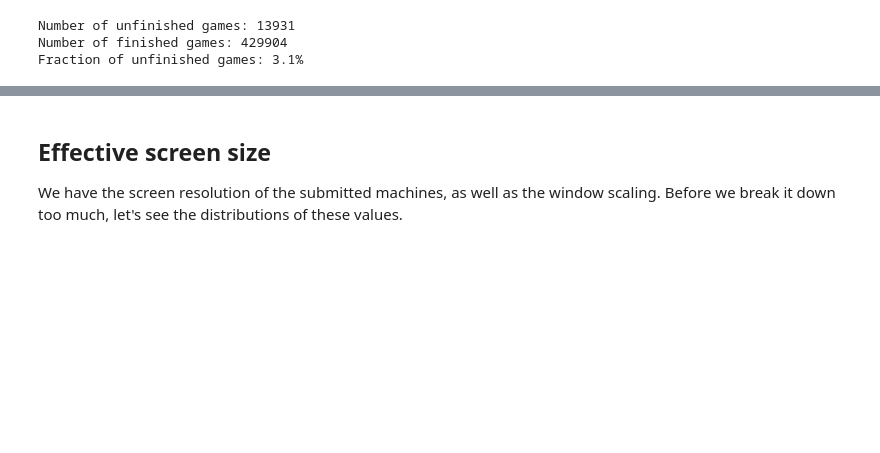
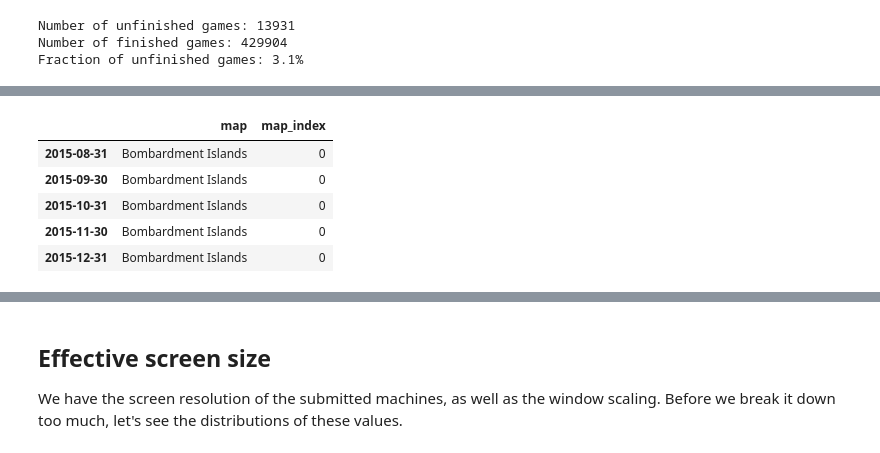
Before and after one commit to mindriot101/openra-analysis, a Jupyter notebook: new_ideas.ipynb, the cells around one changed output, grey strips where cells are left out. Saved outputs shown, nothing was run; the diff lists cells and outputs as text; code cells hidden in the pictures; blank space fills up the shorter version.

```diff
--- a/new_ideas.ipynb
+++ b/new_ideas.ipynb
@@ -228,0 +257,10 @@ Fraction of unfinished games: 3.1%
+# %%
+max_map_breakdown = utils.timely_map_breakdown(map_breakdown, 'monthly')
+max_map_breakdown.head()
+# %% [output]
+|  | map | map_index |
+| 2015-08-31 | Bombardment Islands | 0 |
+| 2015-09-30 | Bombardment Islands | 0 |
+| 2015-10-31 | Bombardment Islands | 0 |
+| 2015-11-30 | Bombardment Islands | 0 |
+| 2015-12-31 | Bombardment Islands | 0 |
```
Also changed, not shown: parts of 4 cells of this notebook, 1 other file.
